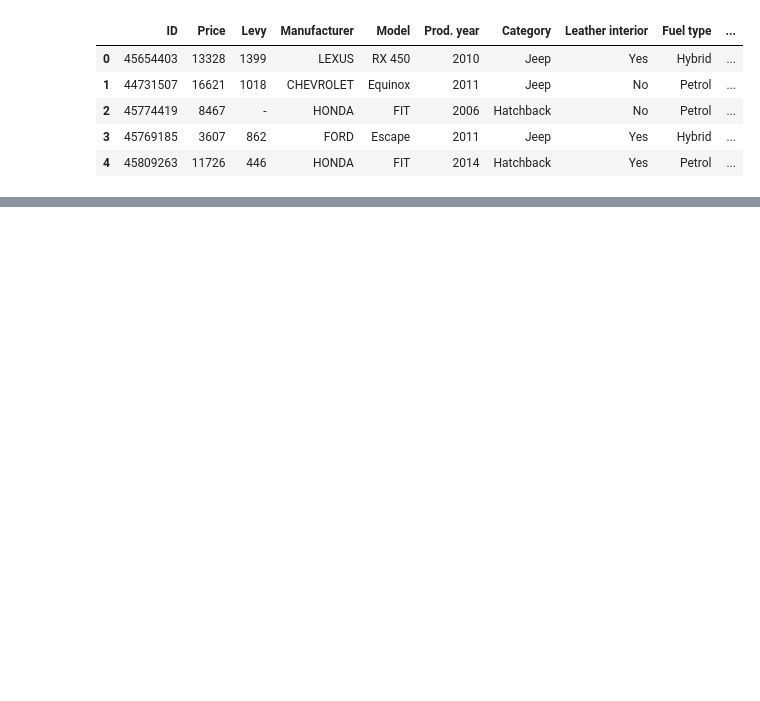
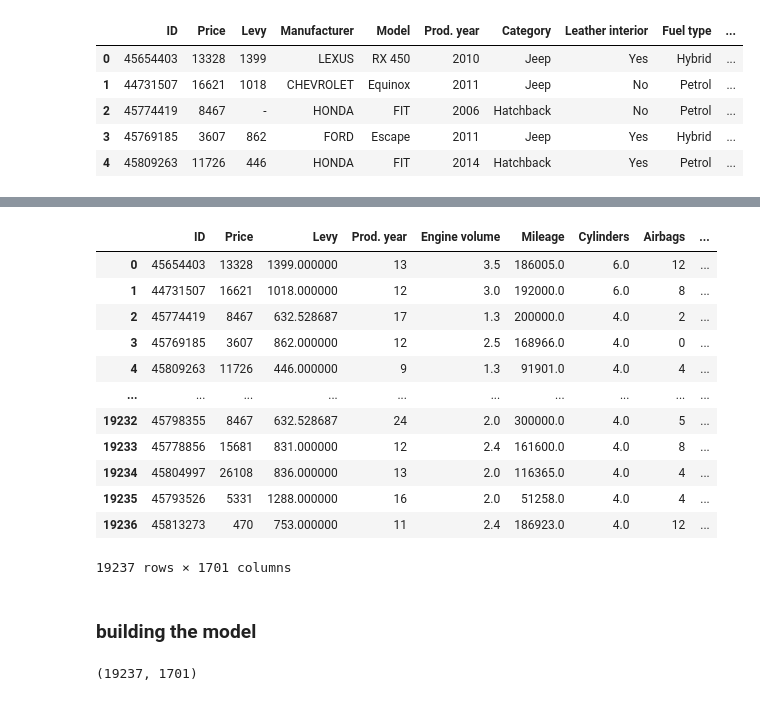
Before and after one commit to devopscicd17/Docker-container-ML-model-deployment, a Jupyter notebook: car price predition.ipynb, the cells around one changed output, grey strips where cells are left out. Drawn from its saved outputs; the diff is of its cells as text; code cells hidden in the pictures; blank space fills up the shorter version.

```diff
--- a/car price predition.ipynb
+++ b/car price predition.ipynb
@@ -39,0 +75,33 @@ array(['-'], dtype=object)
+# %%
+categ = car_data.select_dtypes(include='object')
+num = car_data.select_dtypes(include = np.number)
+#getting dummies for the categorical variables
+cat_dummies = pd.get_dummies(categ,drop_first=True)
+#creating the final dataset
+df_final = pd.concat([num,cat_dummies], axis=1)
+#checking the shape of the final dataset
+# %%
+df_final
+# %% [output]
+|  | ID | Price | Levy | Prod. year | Engine volume | Mileage | Cylinders | Airbags | ... |
+| 0 | 45654403 | 13328 | 1399.000000 | 13 | 3.5 | 186005.0 | 6.0 | 12 | ... |
+| 1 | 44731507 | 16621 | 1018.000000 | 12 | 3.0 | 192000.0 | 6.0 | 8 | ... |
+| 2 | 45774419 | 8467 | 632.528687 | 17 | 1.3 | 200000.0 | 4.0 | 2 | ... |
+| 3 | 45769185 | 3607 | 862.000000 | 12 | 2.5 | 168966.0 | 4.0 | 0 | ... |
+| 4 | 45809263 | 11726 | 446.000000 | 9 | 1.3 | 91901.0 | 4.0 | 4 | ... |
+| ... | ... | ... | ... | ... | ... | ... | ... | ... | ... |
+| 19232 | 45798355 | 8467 | 632.528687 | 24 | 2.0 | 300000.0 | 4.0 | 5 | ... |
+| 19233 | 45778856 | 15681 | 831.000000 | 12 | 2.4 | 161600.0 | 4.0 | 8 | ... |
+| 19234 | 45804997 | 26108 | 836.000000 | 13 | 2.0 | 116365.0 | 4.0 | 4 | ... |
+| 19235 | 45793526 | 5331 | 1288.000000 | 16 | 2.0 | 51258.0 | 4.0 | 4 | ... |
+| 19236 | 45813273 | 470 | 753.000000 | 11 | 2.4 | 186923.0 | 4.0 | 12 | ... |
+19237 rows × 1701 columns
+# %% [markdown]
+### building the model
+# %%
+X = train_data
+Y=y
+
+X_train, X_test, y_train, y_test = train_test_split(X,Y, test_size=0.3, random_state=10)
+# %% [output]
+(19237, 1701)
```
Also changed, not shown: parts of 13 cells of this notebook.
